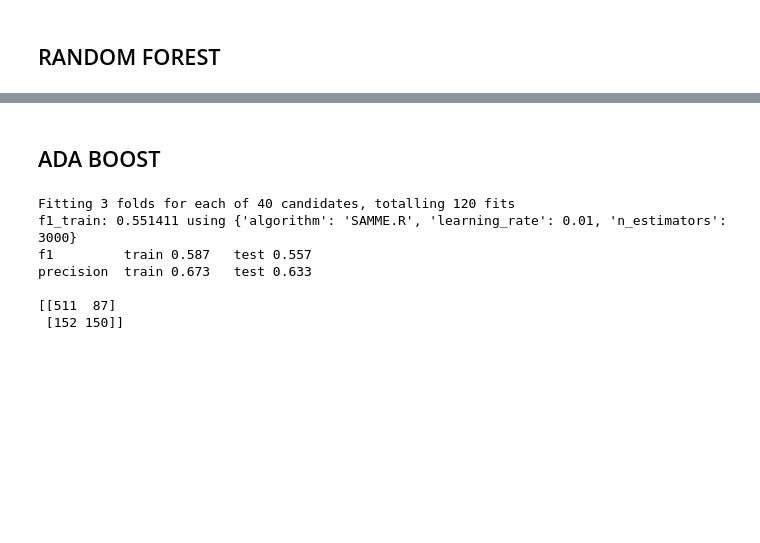
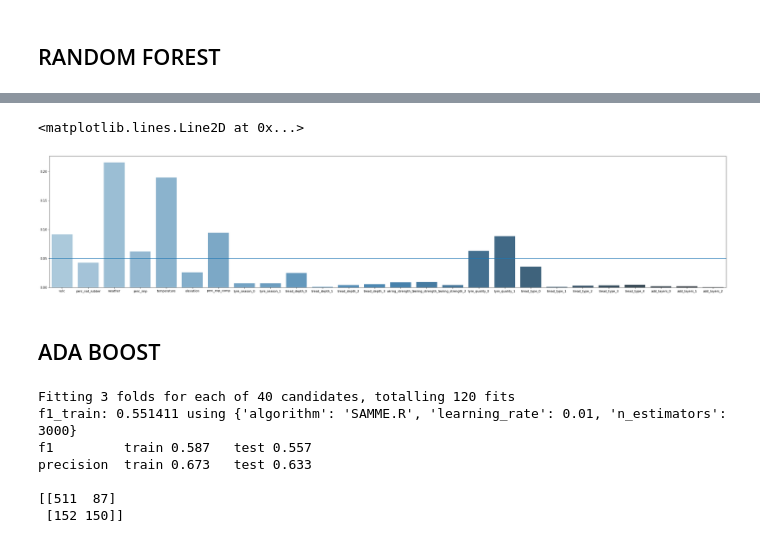
Before and after one commit to AndreaScarpellini1/ML-Project, a Jupyter notebook: Project .ipynb, the cells around one changed output, grey strips where cells are left out. Cells and saved outputs as stored; diff of their text form; code cells hidden in the pictures; blank space fills up the shorter version.

```diff
--- a/Project .ipynb
+++ b/Project .ipynb
@@ -724,3 +727,10 @@ AUC: 0.81
+# %%
+fig, axes = plt.subplots(figsize=[40,8])
+graph=sns.barplot(x=X_train.columns, y=rand_forest.feature_importances_, palette="Blues_d")
+graph.axhline(0.05)
+# %% [output]
+<matplotlib.lines.Line2D at 0x...>
+[figure, added]
 # %% [markdown]
 ## ADA BOOST
 # %%
```
Also changed, not shown: parts of 17 cells of this notebook.
